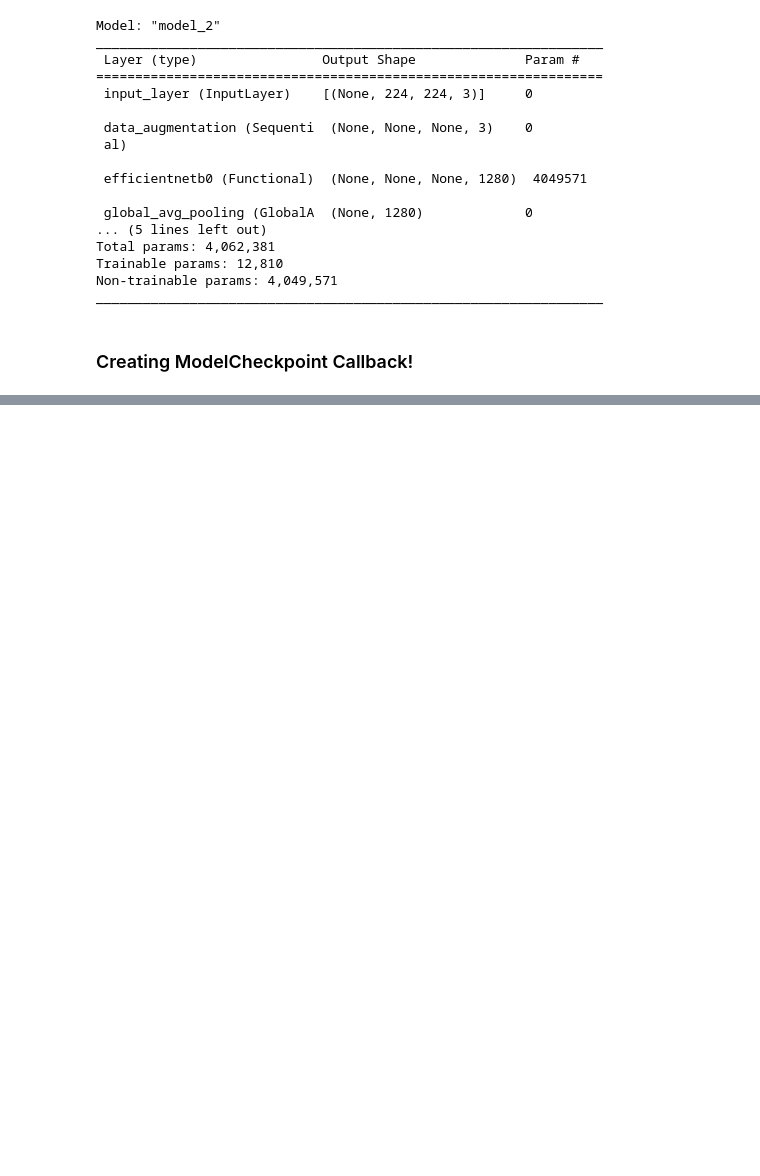
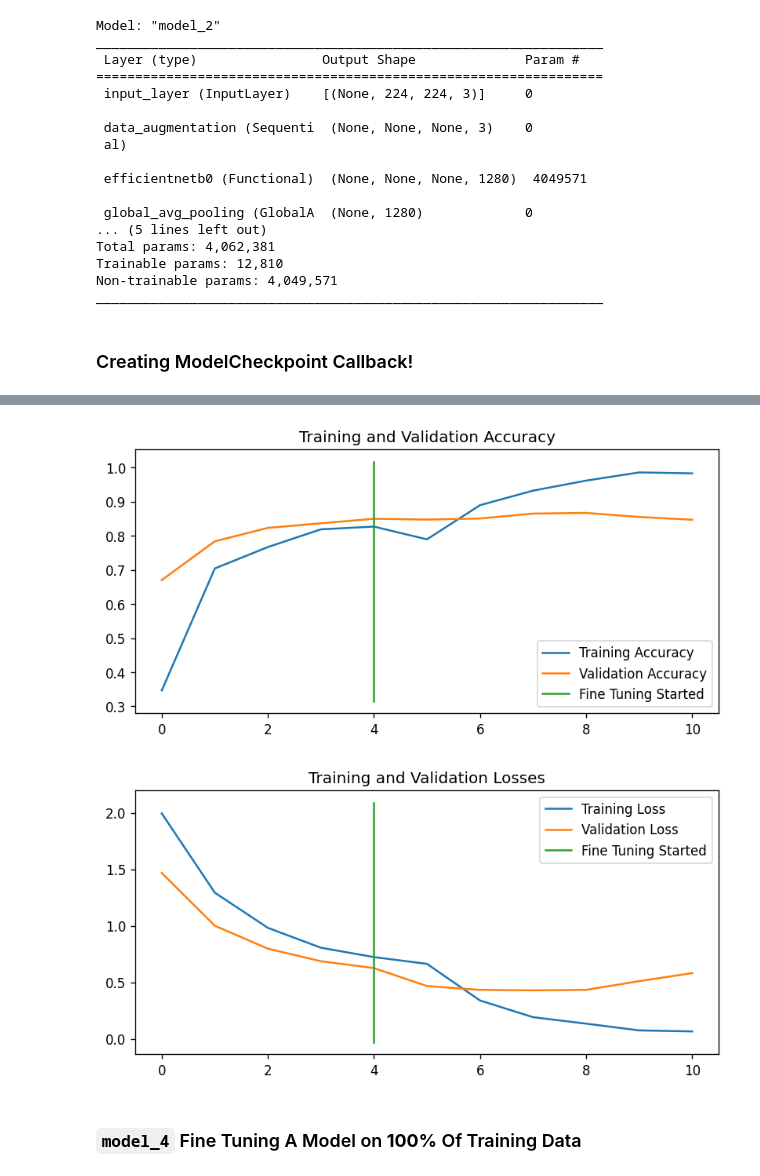
Before and after one commit to kshipra-jadav/ztm-dl, a Jupyter notebook: Transfer_Learning_with_TensorFlow_(Part_2)_ZTM.ipynb, the cells around one changed output, grey strips where cells are left out. Cells and saved outputs as stored; diff of their text form; code cells hidden in the pictures; blank space fills up the shorter version.

```diff
--- a/Transfer_Learning_with_TensorFlow_(Part_2)_ZTM.ipynb
+++ b/Transfer_Learning_with_TensorFlow_(Part_2)_ZTM.ipynb
@@ -522,0 +649,49 @@ plot_loss_curves(model_2_history)
+# %%
+from matplotlib import pyplot as plt
+plt.rcParams['figure.dpi'] = 120
+
+def compare_histories(old_history, new_history, initial_epochs=5):
+  # Getting the original accuracy and loss
+  acc = old_history.history["accuracy"]
+  loss = old_history.history["loss"]
+
+  val_acc = old_history.history["val_accuracy"]
+  val_loss = old_history.history["val_loss"]
+
+  # Combining the old values with the new values
+  total_acc = acc + new_history.history["accuracy"]
+  total_loss = loss + new_history.history["loss"]
+
+  total_val_acc = val_acc + new_history.history["val_accuracy"]
+  total_val_loss = val_loss + new_history.history["val_loss"]
+
+  # Plotting the figure to compare the accuracy
+  plt.figure(figsize=(8, 8))
+  plt.subplot(2, 1, 1)
+
+  plt.plot(total_acc, label="Training Accuracy")
+  plt.plot(total_val_acc, label="Validation Accuracy")
+  plt.plot([initial_epochs - 1, initial_epochs - 1], plt.ylim(), label="Fine Tuning Started")
+
+  plt.legend(loc="lower right")
+  plt.title("Training and Validation Accuracy")
+
+  # Plotting the figure to compare the loss
+  plt.figure(figsize=(8, 8))
+  plt.subplot(2, 1, 1)
+
+  plt.plot(total_loss, label="Training Loss")
+  plt.plot(total_val_loss, label="Validation Loss")
+  plt.plot([initial_epochs - 1, initial_epochs - 1], plt.ylim(), label="Fine Tuning Started")
+
+  plt.legend(loc="upper right")
+  plt.title("Training and Validation Losses")
+
+  plt.show()
+# %%
+compare_histories(model_2_history, model_2_fine_history)
+# %% [output]
+[figure, added]
+[figure, added]
+# %% [markdown]
+### `model_4` Fine Tuning A Model on **100%** Of Training Data
```
Also changed, not shown: parts of 19 cells of this notebook.
